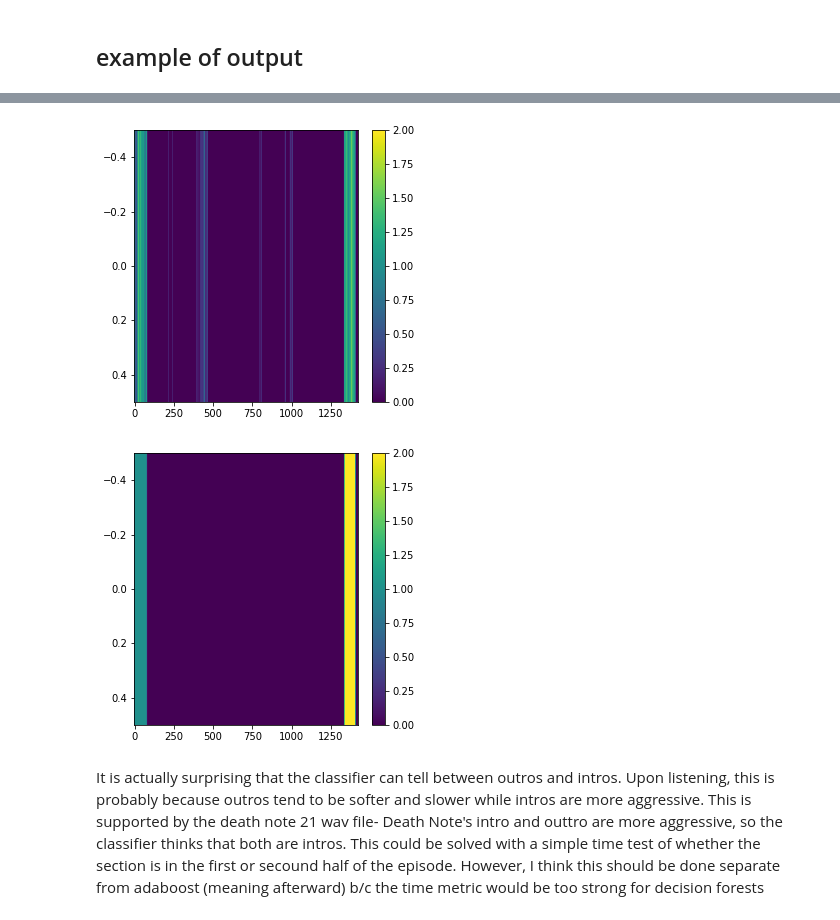
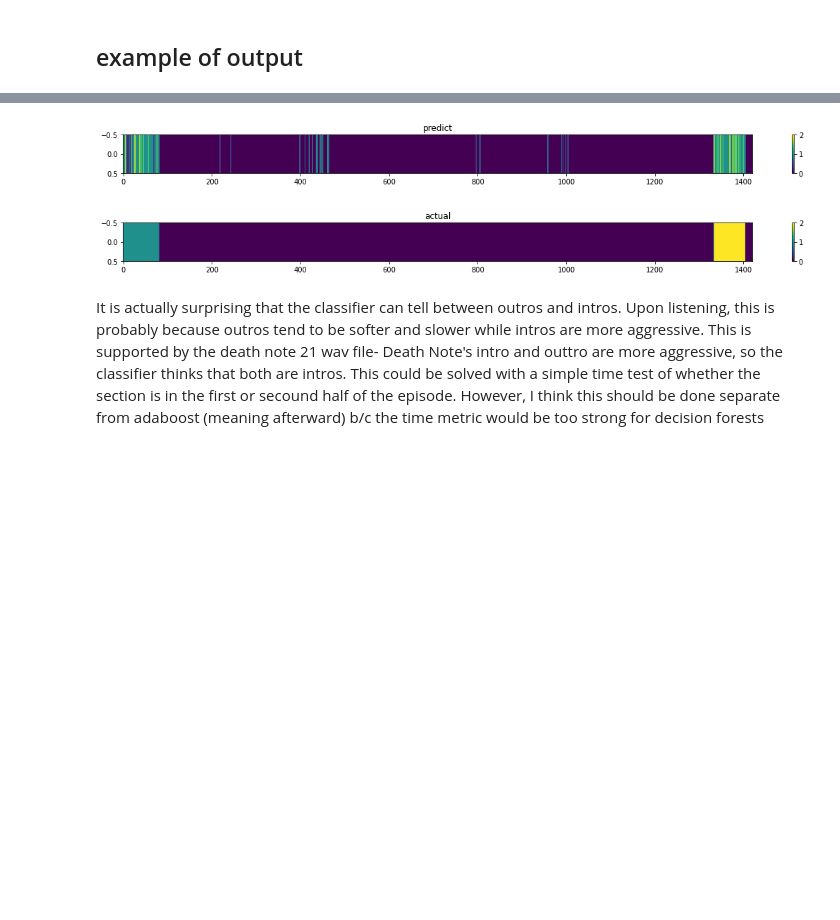
Before and after one commit to ezhang887/animintro, a Jupyter notebook: vggish_features.ipynb, the cells around one changed output, grey strips where cells are left out. Saved outputs shown, nothing was run; the diff lists cells and outputs as text; code cells hidden in the pictures; blank space fills up the shorter version.

```diff
--- a/vggish_features.ipynb
+++ b/vggish_features.ipynb
@@ -265,5 +265,8 @@ clf.score(X_v,y_v)
 # %% [markdown]
 ## example of output
+# %%
+# params
+plt.rcParams["figure.figsize"] = (20,1)
 # %%
 fn = 'Tokyo_Ghoul_9'
 y = clf.predict(data.features[fn].cpu().numpy())
@@ -280,16 +286,19 @@ plt.show()
 # %%
 fn = 'Death_Note_21'
 y = clf.predict(data.features[fn].cpu().numpy())
 
+plt.title('predict')
 plt.imshow(y.reshape((1,-1)), aspect='auto')
 plt.colorbar()
 plt.show()
+
+plt.title('actual')
 plt.imshow(data.labels96[fn].cpu().numpy().reshape((1,-1)), aspect='auto')
 plt.colorbar()
 plt.show()
 # %% [output]
-[figure, old version]
+[figure, new version]
-[figure, old version]
+[figure, new version]
 # %% [markdown]
 It is actually surprising that the classifier can tell between outros and intros. Upon listening, this is probably because outros tend to be softer and slower while intros are more aggressive. This is supported by the death note 21 wav file- Death Note's intro and outtro are more aggressive, so the classifier thinks that both are intros. This could be solved with a simple time test of whether the section is in the first or secound half of the episode. However, I think this should be done separate from adaboost (meaning afterward) b/c the time metric would be too strong for decision forests
 # %% [markdown]
```
Also changed, not shown: parts of 46 cells of this notebook.
